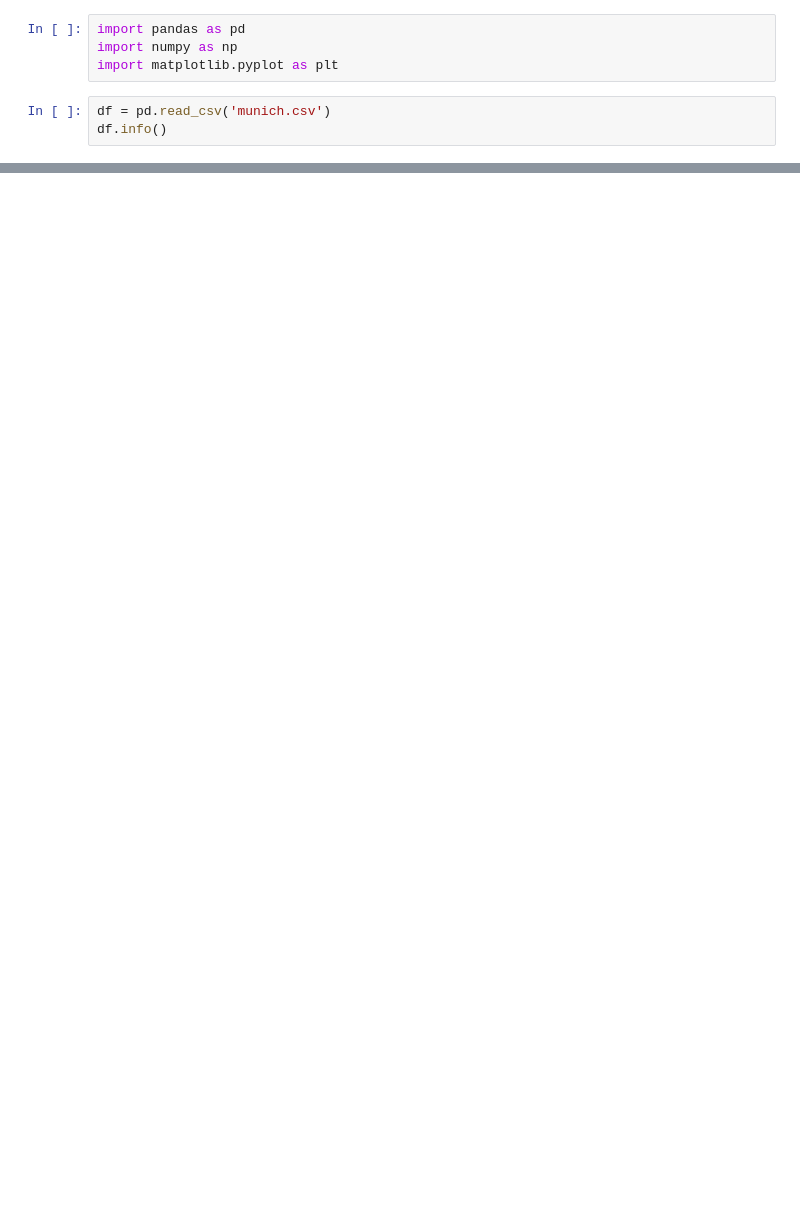
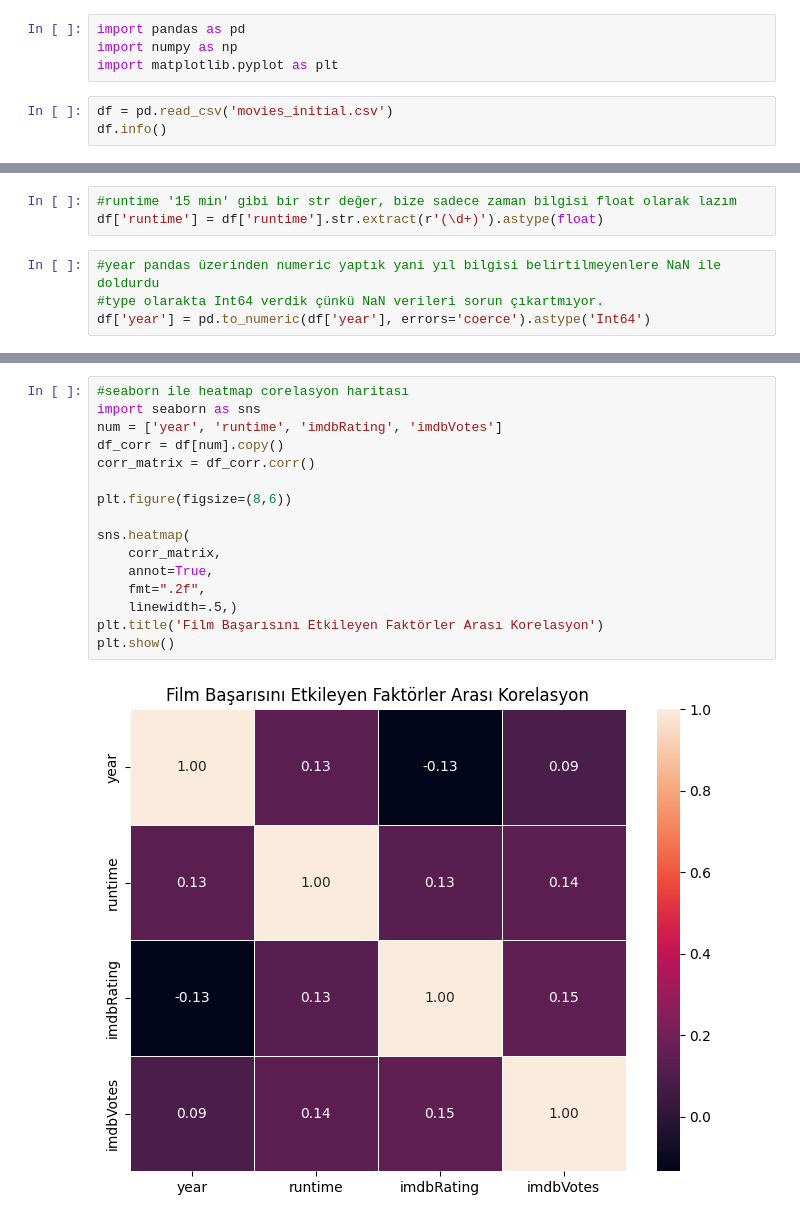
Before and after one commit to bora-EEM/yzt_hafta1, a Jupyter notebook: proje3/proje3.ipynb, the cells around one changed output, grey strips where cells are left out. Cells and saved outputs as stored; diff of their text form; blank space fills up the shorter version.

```diff
--- a/proje3/proje3.ipynb
+++ b/proje3/proje3.ipynb
@@ -3,7 +3,7 @@ import pandas as pd
 import numpy as np
 import matplotlib.pyplot as plt
 # %%
-df = pd.read_csv('munich.csv')
+df = pd.read_csv('movies_initial.csv')
 df.info()
 # %% [output]
 <class 'pandas.core.frame.DataFrame'>
@@ -25 +26,8 @@ df_weather = pd.read_csv(
+# %%
+#runtime '15 min' gibi bir str değer, bize sadece zaman bilgisi float olarak lazım
+df['runtime'] = df['runtime'].str.extract(r'(\d+)').astype(float)
+# %%
+#year pandas üzerinden numeric yaptık yani yıl bilgisi belirtilmeyenlere NaN ile doldurdu
+#type olarakta Int64 verdik çünkü NaN verileri sorun çıkartmıyor.
+df['year'] = pd.to_numeric(df['year'], errors='coerce').astype('Int64')
 # %%
@@ -180,0 +92,18 @@ plt.show()
+# %%
+#seaborn ile heatmap corelasyon haritası
+import seaborn as sns
+num = ['year', 'runtime', 'imdbRating', 'imdbVotes']
+df_corr = df[num].copy()
+corr_matrix = df_corr.corr()
+
+plt.figure(figsize=(8,6))
+
+sns.heatmap(
+    corr_matrix,
+    annot=True,
+    fmt=".2f",
+    linewidth=.5,)
+plt.title('Film Başarısını Etkileyen Faktörler Arası Korelasyon')
+plt.show()
+# %% [output]
+[figure, added]
```
Also changed, not shown: parts of 13 cells of this notebook.
